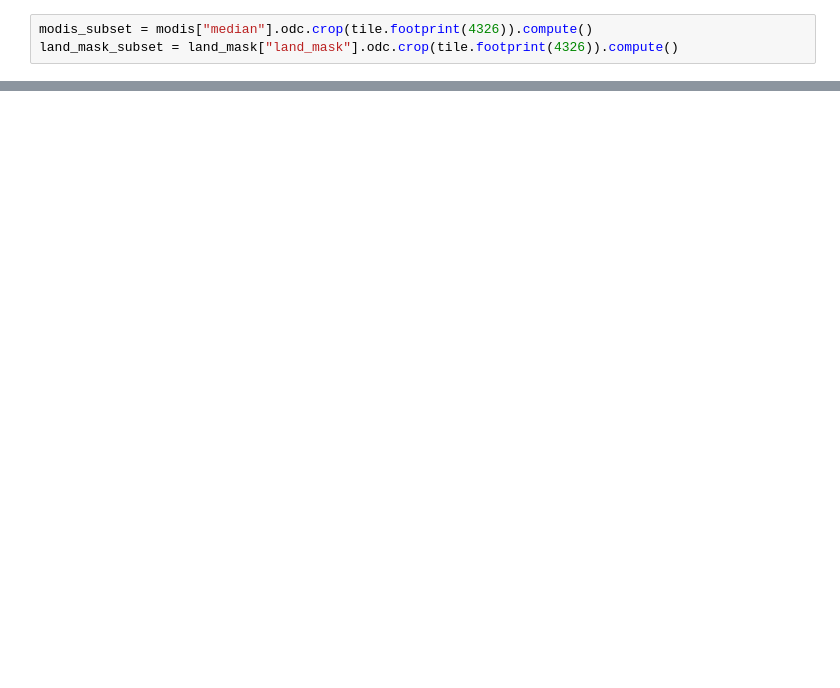
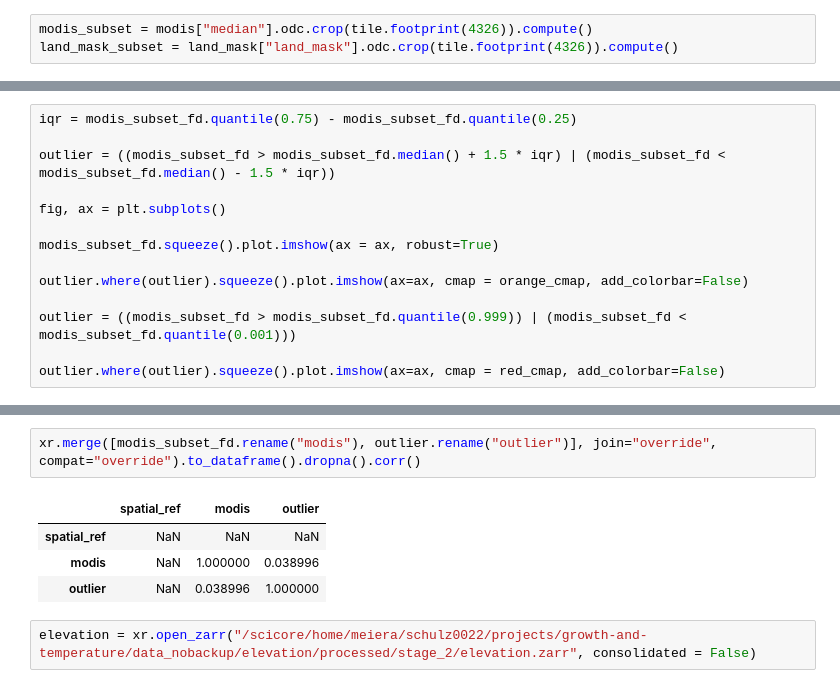
Before and after one commit to felixschulz385/growth-and-temperature, a Jupyter notebook: gnt/experiments/outliers.ipynb, the cells around one changed output, grey strips where cells are left out. Saved outputs shown, nothing was run; the diff lists cells and outputs as text; blank space fills up the shorter version.

```diff
--- a/gnt/experiments/outliers.ipynb
+++ b/gnt/experiments/outliers.ipynb
@@ -79,0 +58,14 @@ parquet_tile["median"].plot(kind="box")
+# %%
+iqr = modis_subset_fd.quantile(0.75) - modis_subset_fd.quantile(0.25)
+
+outlier = ((modis_subset_fd > modis_subset_fd.median() + 1.5 * iqr) | (modis_subset_fd < modis_subset_fd.median() - 1.5 * iqr))
+
+fig, ax = plt.subplots()
+
+modis_subset_fd.squeeze().plot.imshow(ax = ax, robust=True)
+
+outlier.where(outlier).squeeze().plot.imshow(ax=ax, cmap = orange_cmap, add_colorbar=False)
+
+outlier = ((modis_subset_fd > modis_subset_fd.quantile(0.999)) | (modis_subset_fd < modis_subset_fd.quantile(0.001)))
+
+outlier.where(outlier).squeeze().plot.imshow(ax=ax, cmap = red_cmap, add_colorbar=False)
@@ -79,0 +75,9 @@ parquet_tile["median"].plot(kind="box")
+# %%
+xr.merge([modis_subset_fd.rename("modis"), outlier.rename("outlier")], join="override", compat="override").to_dataframe().dropna().corr()
+# %% [output]
+|  | spatial_ref | modis | outlier |
+| spatial_ref | NaN | NaN | NaN |
+| modis | NaN | 1.000000 | 0.038996 |
+| outlier | NaN | 0.038996 | 1.000000 |
+# %%
+elevation = xr.open_zarr("/scicore/home/meiera/schulz0022/projects/growth-and-temperature/data_nobackup/elevation/processed/stage_2/elevation.zarr", consolidated = False)
```
Also changed, not shown: parts of 26 cells of this notebook.
